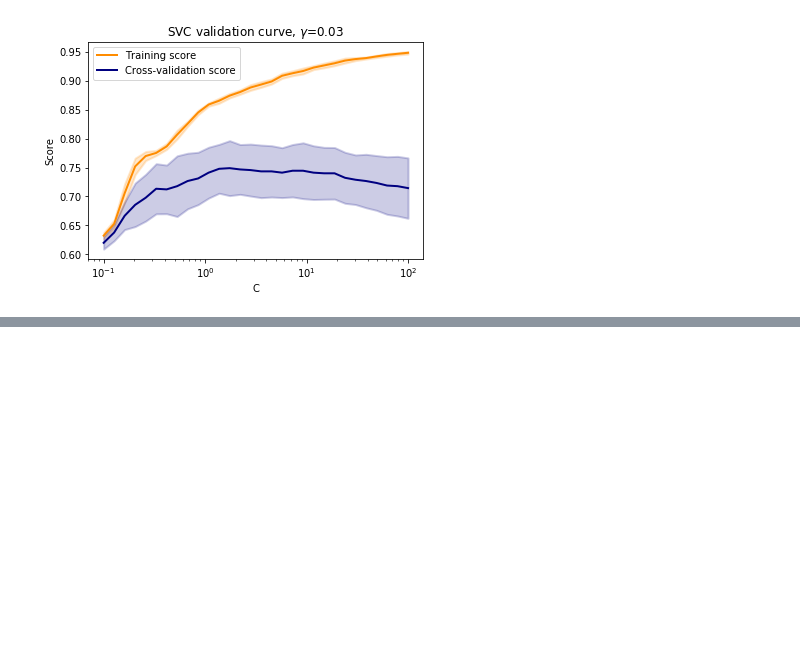
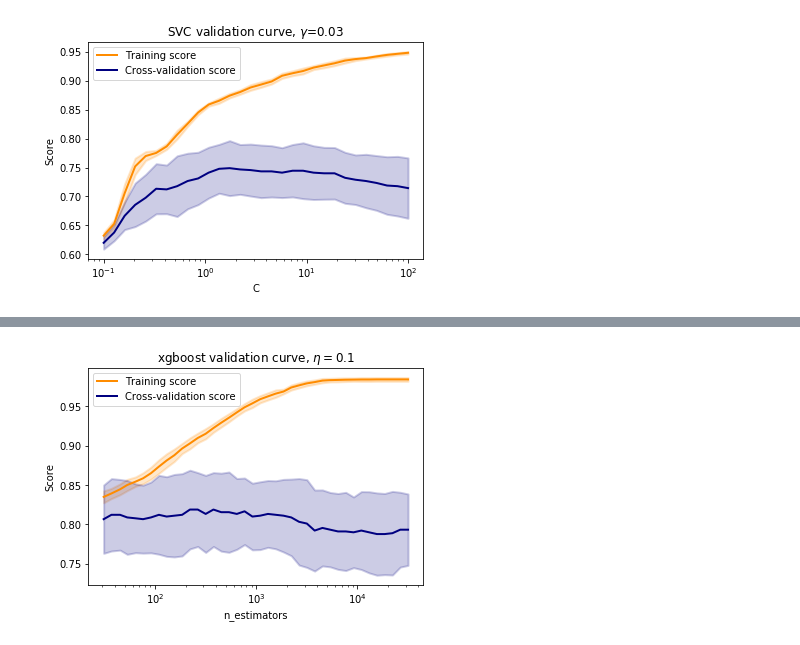
Before and after one commit to Hodapp87/kaggle-titanic, a Jupyter notebook: Scratch for Titanic competition on Kaggle.ipynb, the cells around one changed output, grey strips where cells are left out. Drawn from its saved outputs; the diff is of its cells as text; code cells hidden in the pictures; blank space fills up the shorter version.

```diff
--- a/Scratch for Titanic competition on Kaggle.ipynb
+++ b/Scratch for Titanic competition on Kaggle.ipynb
@@ -233,0 +247,11 @@ plot_validation(train_scores, valid_scores, rng)
+# %%
+xgb = xgboost.sklearn.XGBClassifier(nthread=-1, seed=12345, learning_rate=0.1)
+rng = numpy.logspace(1.5, 3.5, 30).astype(numpy.int64)
+train_scores, valid_scores = sklearn.model_selection.validation_curve(
+    xgb, train_X_arr, train_Y,
+    "n_estimators", rng, cv=sklearn.model_selection.StratifiedShuffleSplit())
+plt.title("xgboost validation curve, $\eta=0.1$")
+plt.xlabel("n_estimators")
+plot_validation(train_scores, valid_scores, rng)
+# %% [output]
+[figure, added]
```
Also changed, not shown: parts of 4 cells of this notebook.
